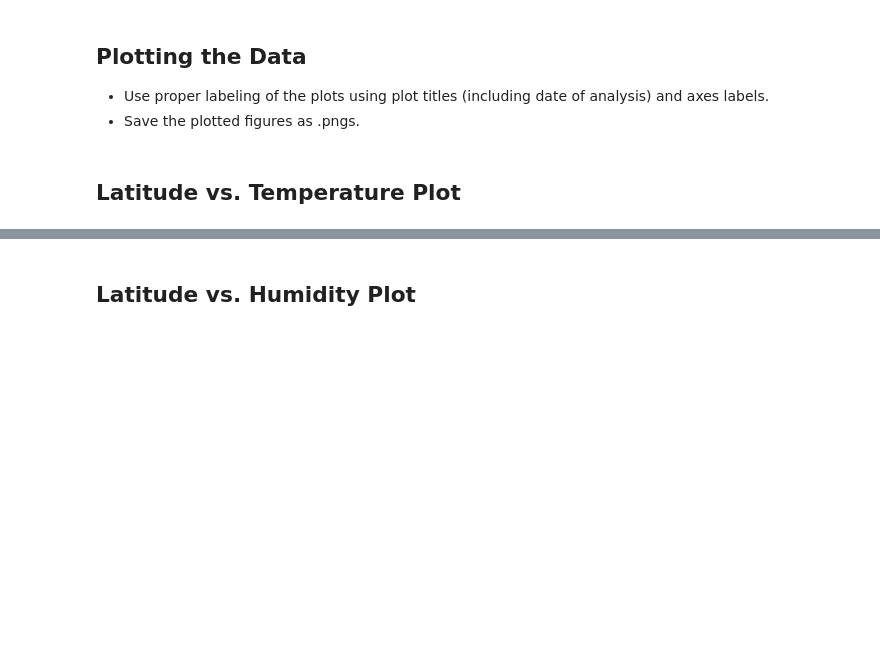
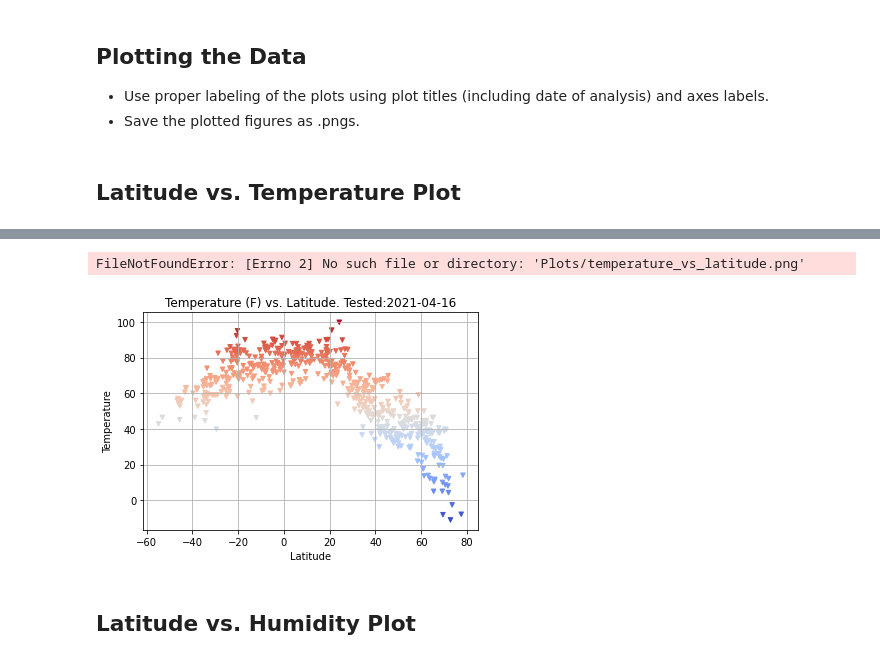
Before and after one commit to joshhopkins3/python-api-challenge, a Jupyter notebook: WeatherPy/WeatherPy.ipynb, the cells around one changed output, grey strips where cells are left out. Cells and saved outputs as stored; diff of their text form; code cells hidden in the pictures; blank space fills up the shorter version.

```diff
--- a/WeatherPy/WeatherPy.ipynb
+++ b/WeatherPy/WeatherPy.ipynb
@@ -103,0 +121,18 @@ Data Retrieval Complete
+# %%
+#to_csv
+
+city_info = {
+    "City": names,
+    "Country": country,
+    "Max Temp": temps,
+    "Humidity": humidity,
+    "Cloudiness": cloudiness,
+    "Wind Speed": wind_speed,
+    "Latitude": lat,
+    "Longitude": long,
+    "Date": dates
+}
+# %%
+city_weather = pd.DataFrame(city_info)
+
+city_weather.head()
@@ -144,2 +180,17 @@ Int64Index([], dtype='int64')
+# %%
+timestamp = city_weather["Date"].mean()
+timestamp = date.fromtimestamp(timestamp)
+
+plt.scatter(city_weather["Latitude"], city_weather["Max Temp"], c=city_weather["Max Temp"], s=20, cmap = "coolwarm", marker = "v")
+
+plt.title(f"Temperature (F) vs. Latitude. Tested:{timestamp}")
+plt.xlabel("Latitude")
+plt.ylabel("Temperature")
+plt.grid()
+
+plt.savefig("Plots/temperature_vs_latitude.png")
+# %% [output]
+FileNotFoundError: [Errno 2] No such file or directory: 'Plots/temperature_vs_latitude.png'
+[figure, added]
 # %% [markdown]
 ## Latitude vs. Humidity Plot
```
Also changed, not shown: parts of 27 cells of this notebook, 3 other files.
